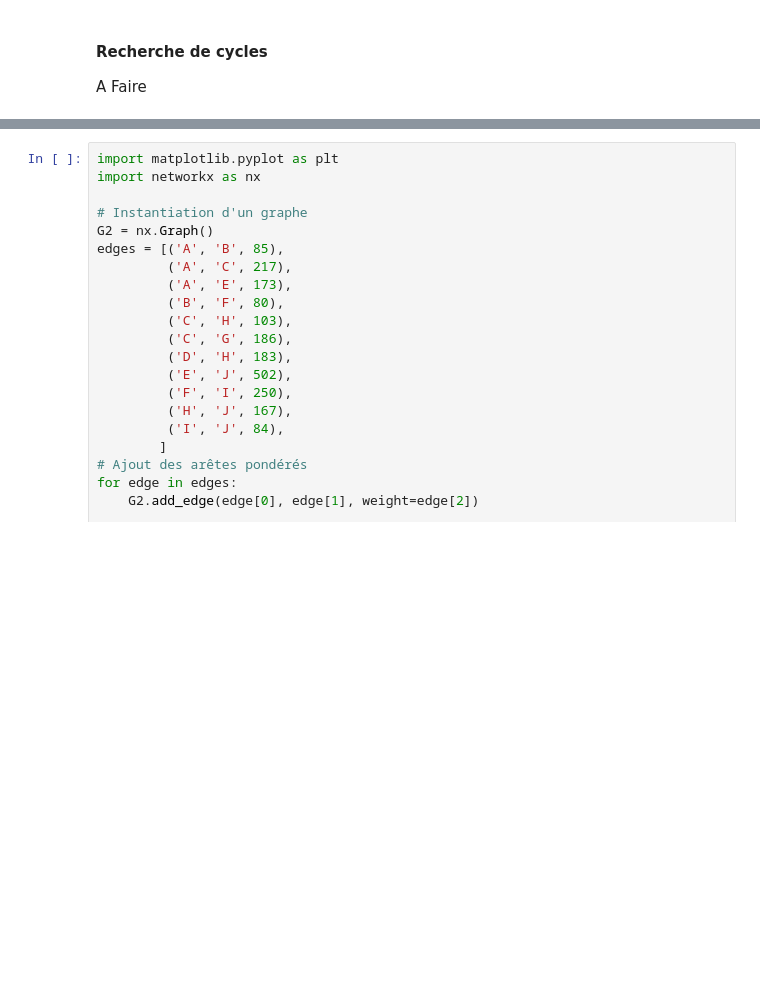
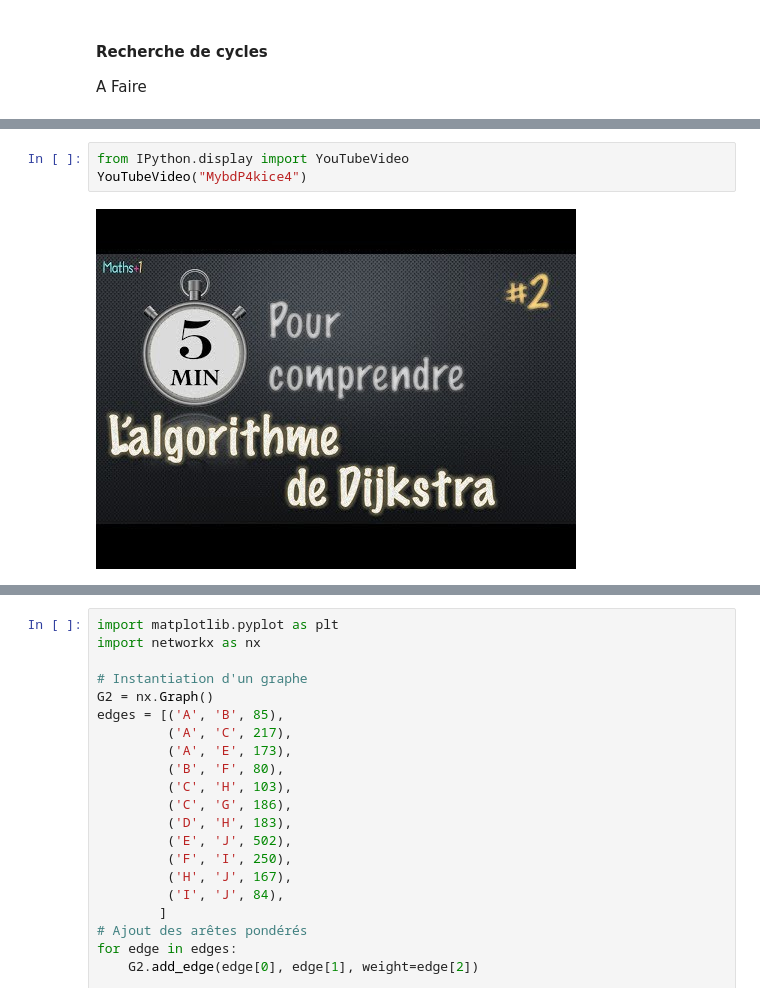
Before and after one commit to saintlouis29/coursNSI, a Jupyter notebook: Terminale/6_Algorithmique/6.2_Algorithmes_sur_les_graphes/index.ipynb, the cells around one changed output, grey strips where cells are left out. Cells and saved outputs as stored; diff of their text form; blank space fills up the shorter version.

```diff
--- a/Terminale/6_Algorithmique/6.2_Algorithmes_sur_les_graphes/index.ipynb
+++ b/Terminale/6_Algorithmique/6.2_Algorithmes_sur_les_graphes/index.ipynb
@@ -254,0 +247,5 @@ Dans le graphe ci-dessous nous recherchons les distances au noeud A.
+# %%
+from IPython.display import YouTubeVideo
+YouTubeVideo("MybdP4kice4")
+# %% [output]
+[figure, added]
```
Also changed, not shown: parts of 6 cells of this notebook.
